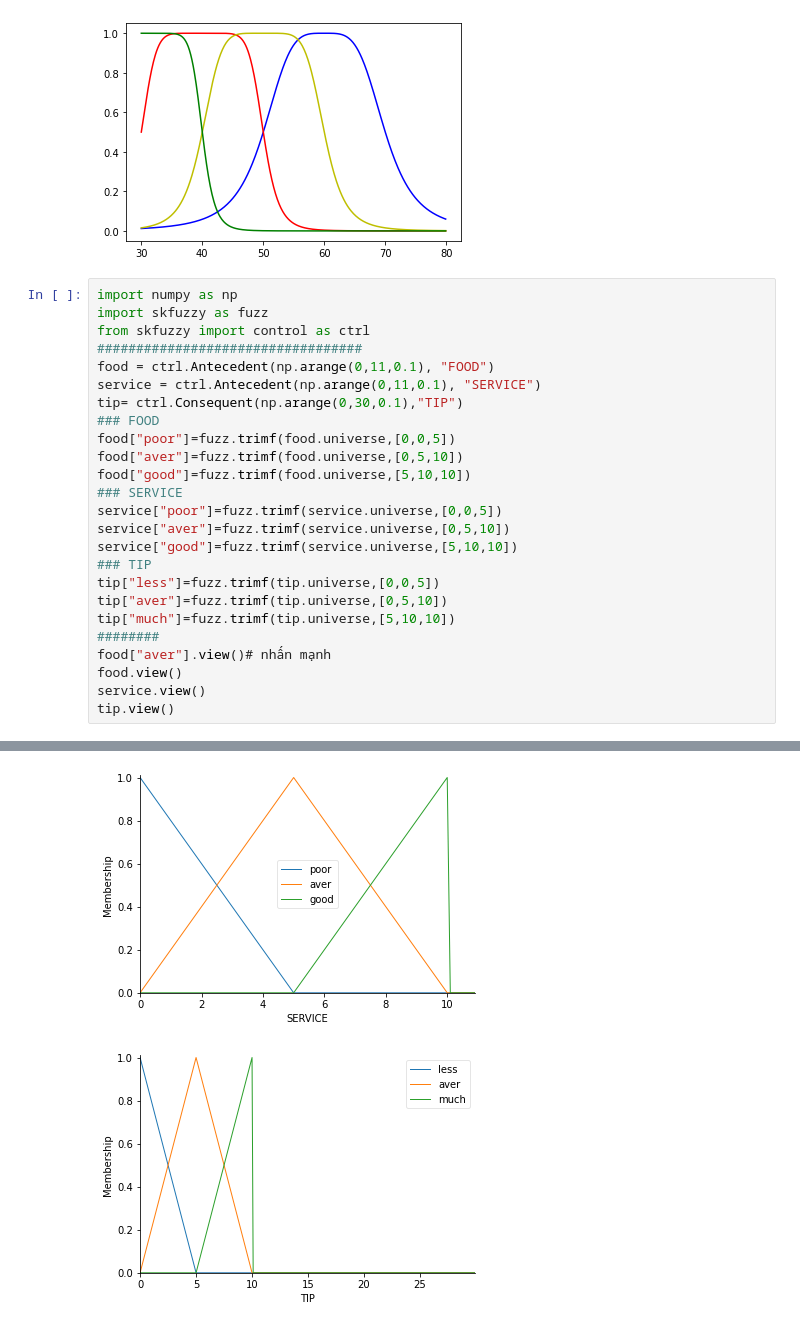
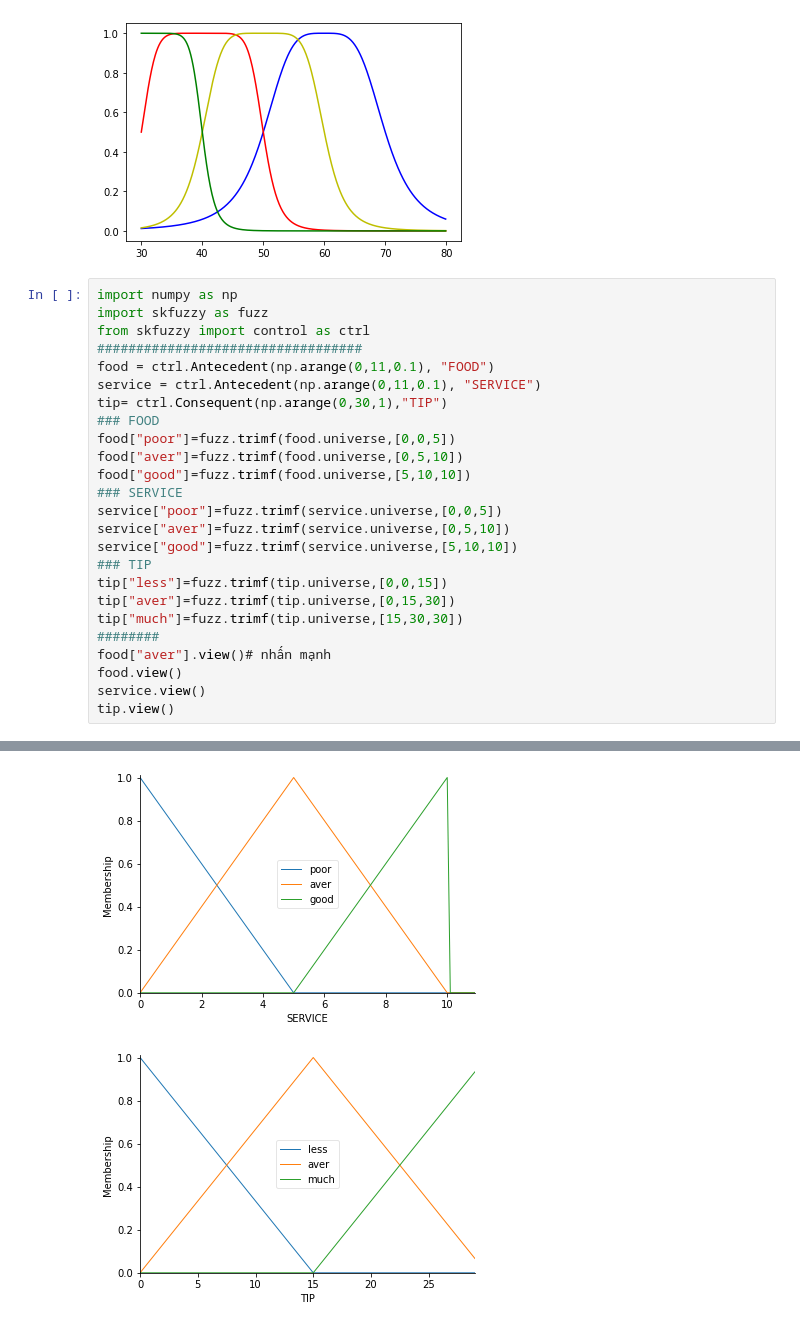
Before and after one commit to haviet12/DATE_3_AI, a Jupyter notebook: Date_3_AI.ipynb, the cells around one changed output, grey strips where cells are left out. Saved outputs shown, nothing was run; the diff lists cells and outputs as text.

```diff
--- a/Date_3_AI.ipynb
+++ b/Date_3_AI.ipynb
@@ -105,33 +105,33 @@ plt.plot(x, slow,"g", linewidth=1.5, label="Slow")
 # %%
 import numpy as np
 import skfuzzy as fuzz
 from skfuzzy import control as ctrl
 ##################################
 food = ctrl.Antecedent(np.arange(0,11,0.1), "FOOD")
 service = ctrl.Antecedent(np.arange(0,11,0.1), "SERVICE")
-tip= ctrl.Consequent(np.arange(0,30,0.1),"TIP")
+tip= ctrl.Consequent(np.arange(0,30,1),"TIP")
 ### FOOD
 food["poor"]=fuzz.trimf(food.universe,[0,0,5])
 food["aver"]=fuzz.trimf(food.universe,[0,5,10])
 food["good"]=fuzz.trimf(food.universe,[5,10,10])
 ### SERVICE
 service["poor"]=fuzz.trimf(service.universe,[0,0,5])
 service["aver"]=fuzz.trimf(service.universe,[0,5,10])
 service["good"]=fuzz.trimf(service.universe,[5,10,10])
 ### TIP
-tip["less"]=fuzz.trimf(tip.universe,[0,0,5])
-tip["aver"]=fuzz.trimf(tip.universe,[0,5,10])
-tip["much"]=fuzz.trimf(tip.universe,[5,10,10])
+tip["less"]=fuzz.trimf(tip.universe,[0,0,15])
+tip["aver"]=fuzz.trimf(tip.universe,[0,15,30])
+tip["much"]=fuzz.trimf(tip.universe,[15,30,30])
 ########
 food["aver"].view()# nhấn mạnh
 food.view()
 service.view()
 tip.view()
 # %% [output]
 [figure]
 [figure]
 [figure]
-[figure, old version]
+[figure, new version]
 # %%
 rule_1=ctrl.Rule(food['poor'] & service['poor'],tip['less'])
 rule_2=ctrl.Rule(food['poor'] & service['aver'],tip['less'])
```
Also changed, not shown: parts of 3 cells of this notebook.
